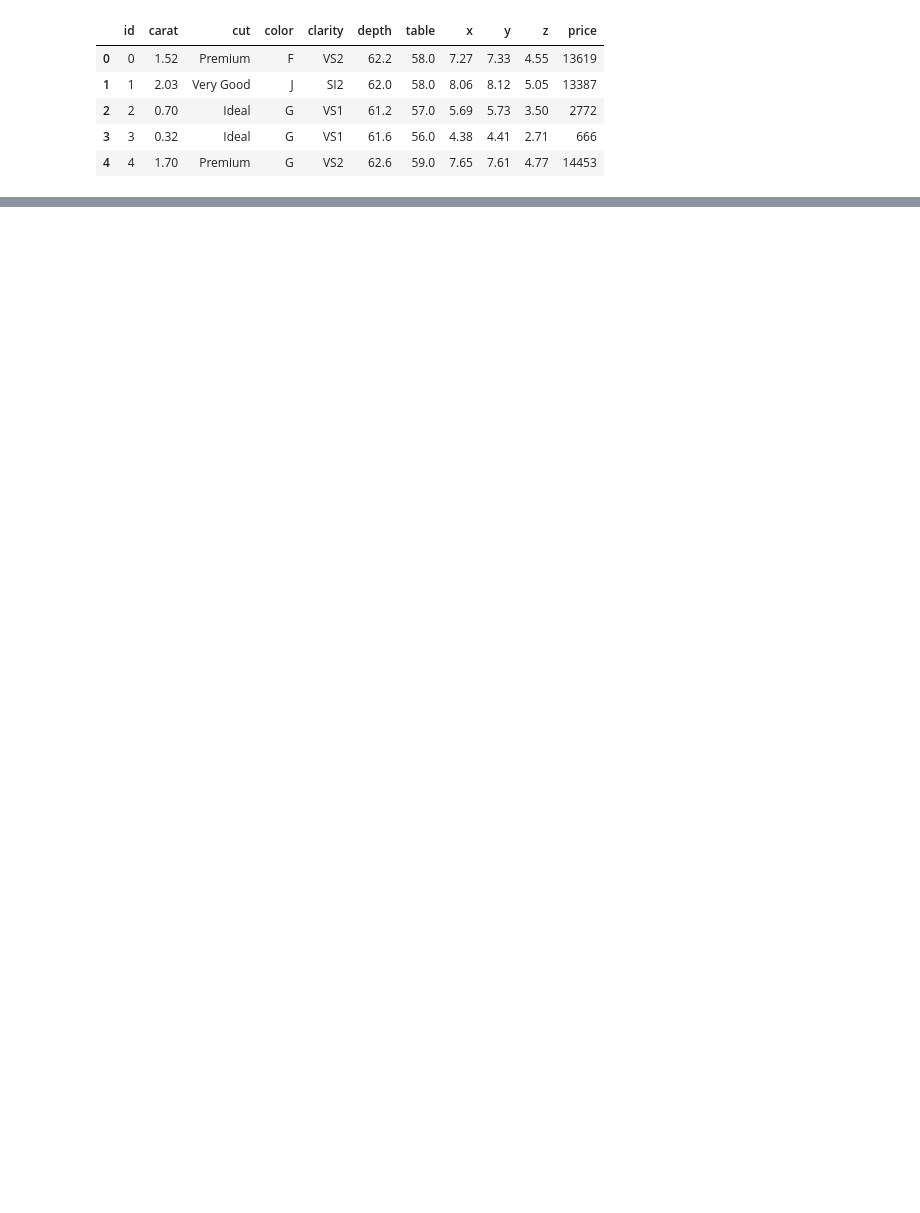
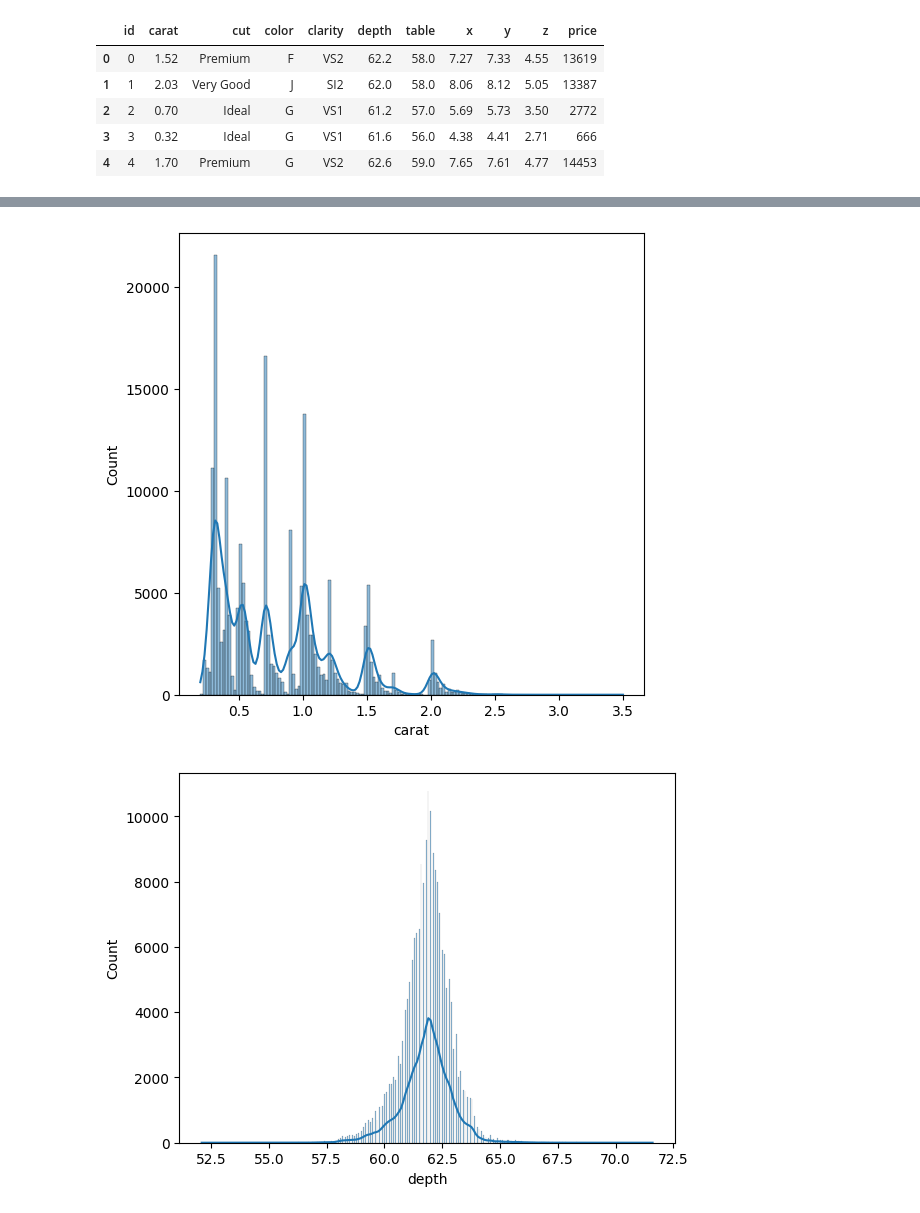
Before and after one commit to 45-Hrishi/End-to-End-Gemstone-Price-Prediction-Application, a Jupyter notebook: research/experiments.ipynb, the cells around one changed output, grey strips where cells are left out. Saved outputs shown, nothing was run; the diff lists cells and outputs as text; code cells hidden in the pictures; blank space fills up the shorter version.

```diff
--- a/research/experiments.ipynb
+++ b/research/experiments.ipynb
@@ -12,0 +202,9 @@ df.head()
+# %%
+plt.figure(figsize=(6,6))
+for col in list(num_columns):
+    sns.histplot(data=df,x=df[col],kde=True)
+    print("\n")
+    plt.show()
+# %% [output]
+[figure, added]
+[figure, added]
```
Also changed, not shown: parts of 27 cells of this notebook, 1 other file.
